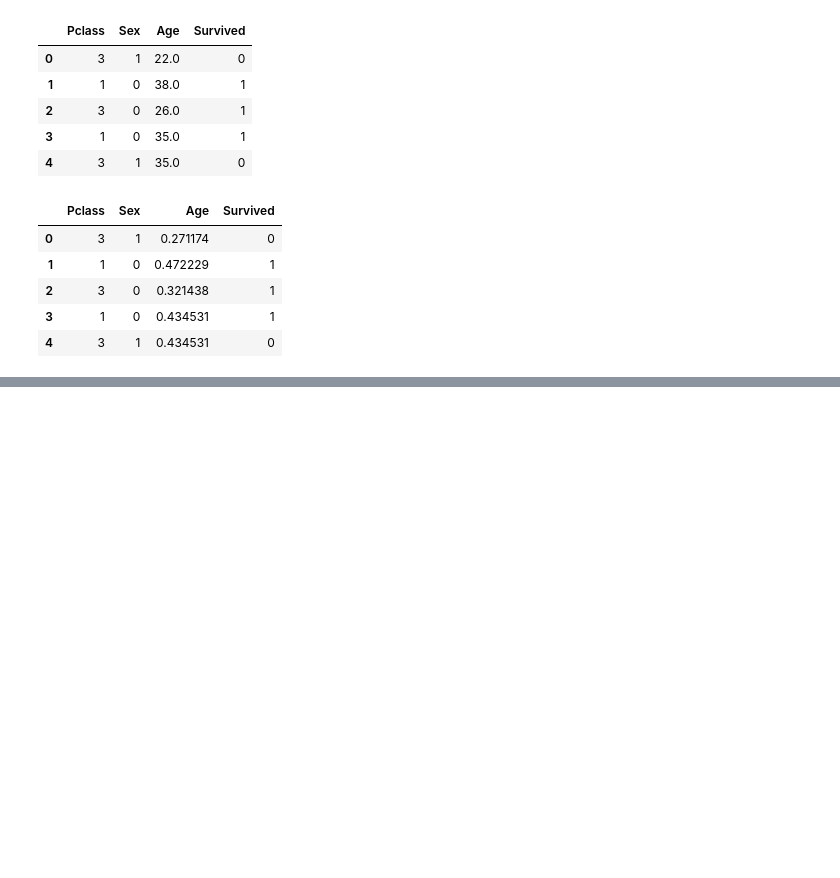
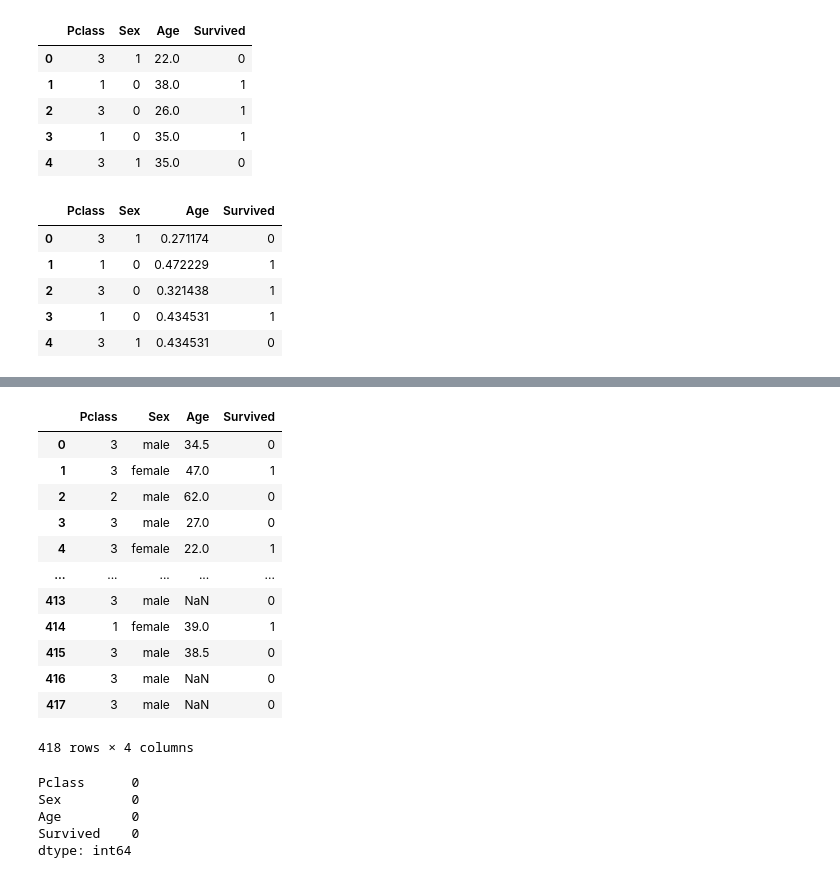
Before and after one commit to SuYeonLee1991/union_Machine_Learning, a Jupyter notebook: Titanic.ipynb, the cells around one changed output, grey strips where cells are left out. Saved outputs shown, nothing was run; the diff lists cells and outputs as text; code cells hidden in the pictures; blank space fills up the shorter version.

```diff
--- a/Titanic.ipynb
+++ b/Titanic.ipynb
@@ -138,0 +188,17 @@ lr = LogisticRegression
+# %%
+test['Survived'] = test_y_df['Survived']
+test
+# %% [output]
+|  | Pclass | Sex | Age | Survived |
+| 0 | 3 | male | 34.5 | 0 |
+| 1 | 3 | female | 47.0 | 1 |
+| 2 | 2 | male | 62.0 | 0 |
+| 3 | 3 | male | 27.0 | 0 |
+| 4 | 3 | female | 22.0 | 1 |
+| ... | ... | ... | ... | ... |
+| 413 | 3 | male | NaN | 0 |
+| 414 | 1 | female | 39.0 | 1 |
+| 415 | 3 | male | 38.5 | 0 |
+| 416 | 3 | male | NaN | 0 |
+| 417 | 3 | male | NaN | 0 |
+418 rows × 4 columns
@@ -138,0 +207,8 @@ lr = LogisticRegression
+# %%
+test.isna().sum()
+# %% [output]
+Pclass      0
+Sex         0
+Age         0
+Survived    0
+dtype: int64
```
Also changed, not shown: parts of 15 cells of this notebook, 4 other files.
